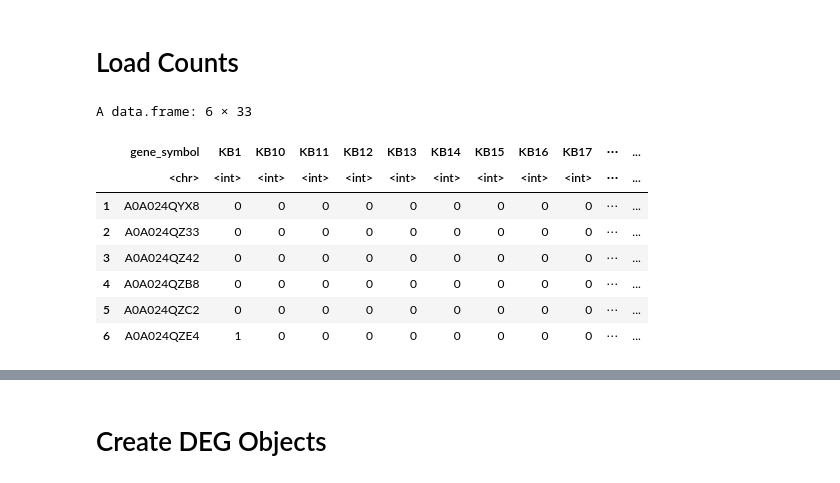
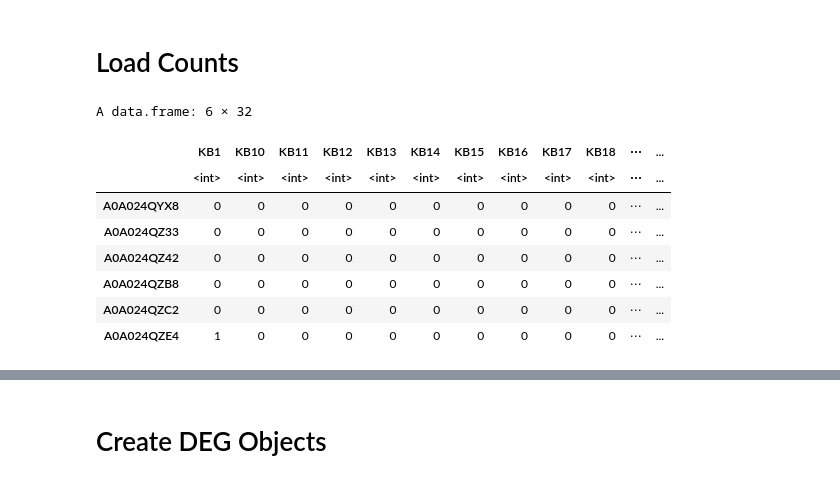
Before and after one commit to vhaghani26/Fink_Klaudia_RNAseq_2026, a Jupyter notebook: 05.2_DEG_Analysis.ipynb, the cells around one changed output, grey strips where cells are left out. Drawn from its saved outputs; the diff is of its cells as text; code cells hidden in the pictures.

Commit message:
fix gene symbol for counts

```diff
--- a/05.2_DEG_Analysis.ipynb
+++ b/05.2_DEG_Analysis.ipynb
@@ -68,23 +68,23 @@ R270X_D18 R270X_D46 R270X_D90    WT_D18    WT_D46    WT_D90
 # %%
 # Read in counts
 counts <- read.delim("05_gene_counts/hgnc_counts.txt")
 
 # Assign rownames
-rownames(counts) <- counts$gene_id
-counts$gene_id <- NULL
+rownames(counts) <- counts$gene_symbol
+counts$gene_symbol <- NULL
 
 # View
 head(counts)
 # %% [output]
-A data.frame: 6 × 33
+A data.frame: 6 × 32
-|  | gene_symbol | KB1 | KB10 | KB11 | KB12 | KB13 | KB14 | KB15 | KB16 | KB17 | ⋯ | ... |
-|  | <chr> | <int> | <int> | <int> | <int> | <int> | <int> | <int> | <int> | <int> | ⋯ | ... |
-| 1 | A0A024QYX8 | 0 | 0 | 0 | 0 | 0 | 0 | 0 | 0 | 0 | ⋯ | ... |
-| 2 | A0A024QZ33 | 0 | 0 | 0 | 0 | 0 | 0 | 0 | 0 | 0 | ⋯ | ... |
-| 3 | A0A024QZ42 | 0 | 0 | 0 | 0 | 0 | 0 | 0 | 0 | 0 | ⋯ | ... |
-| 4 | A0A024QZB8 | 0 | 0 | 0 | 0 | 0 | 0 | 0 | 0 | 0 | ⋯ | ... |
-| 5 | A0A024QZC2 | 0 | 0 | 0 | 0 | 0 | 0 | 0 | 0 | 0 | ⋯ | ... |
-| 6 | A0A024QZE4 | 1 | 0 | 0 | 0 | 0 | 0 | 0 | 0 | 0 | ⋯ | ... |
+|  | KB1 | KB10 | KB11 | KB12 | KB13 | KB14 | KB15 | KB16 | KB17 | KB18 | ⋯ | ... |
+|  | <int> | <int> | <int> | <int> | <int> | <int> | <int> | <int> | <int> | <int> | ⋯ | ... |
+| A0A024QYX8 | 0 | 0 | 0 | 0 | 0 | 0 | 0 | 0 | 0 | 0 | ⋯ | ... |
+| A0A024QZ33 | 0 | 0 | 0 | 0 | 0 | 0 | 0 | 0 | 0 | 0 | ⋯ | ... |
+| A0A024QZ42 | 0 | 0 | 0 | 0 | 0 | 0 | 0 | 0 | 0 | 0 | ⋯ | ... |
+| A0A024QZB8 | 0 | 0 | 0 | 0 | 0 | 0 | 0 | 0 | 0 | 0 | ⋯ | ... |
+| A0A024QZC2 | 0 | 0 | 0 | 0 | 0 | 0 | 0 | 0 | 0 | 0 | ⋯ | ... |
+| A0A024QZE4 | 1 | 0 | 0 | 0 | 0 | 0 | 0 | 0 | 0 | 0 | ⋯ | ... |
 # %%
 # Read in metadata and select only the mapping columns to rename samples
 mapping_df <- read.csv("metadata.csv")[, c("Sample_ID", "Sample_Name")]
```
Also changed, not shown: parts of 1 cell of this notebook.
